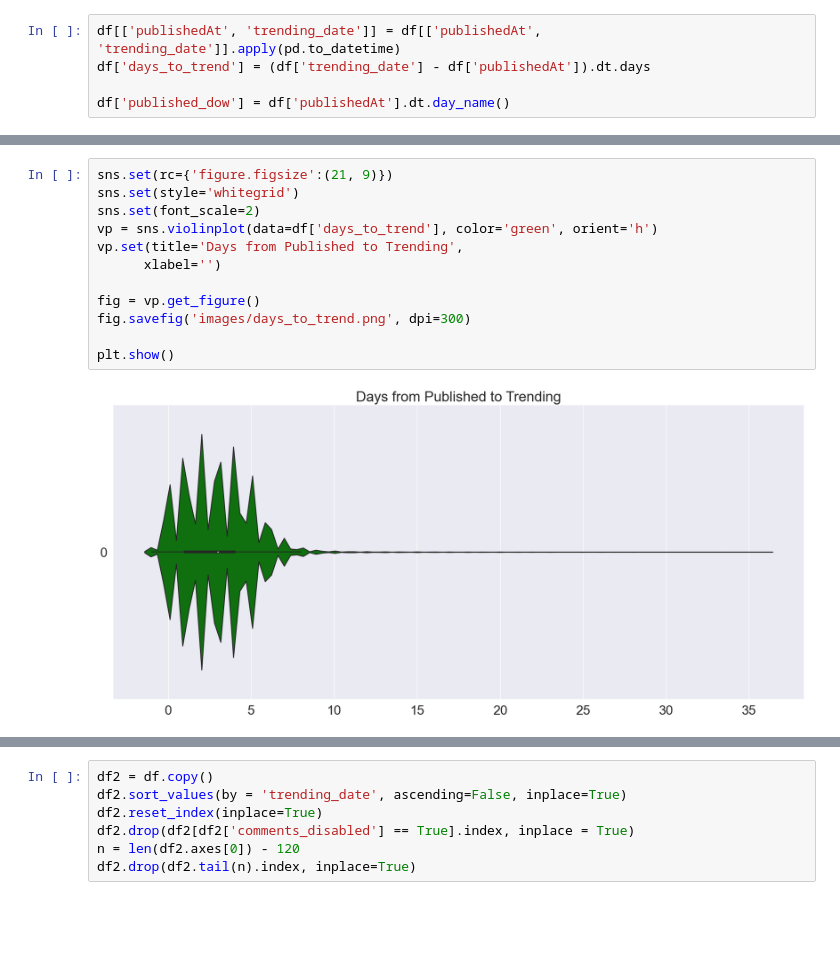
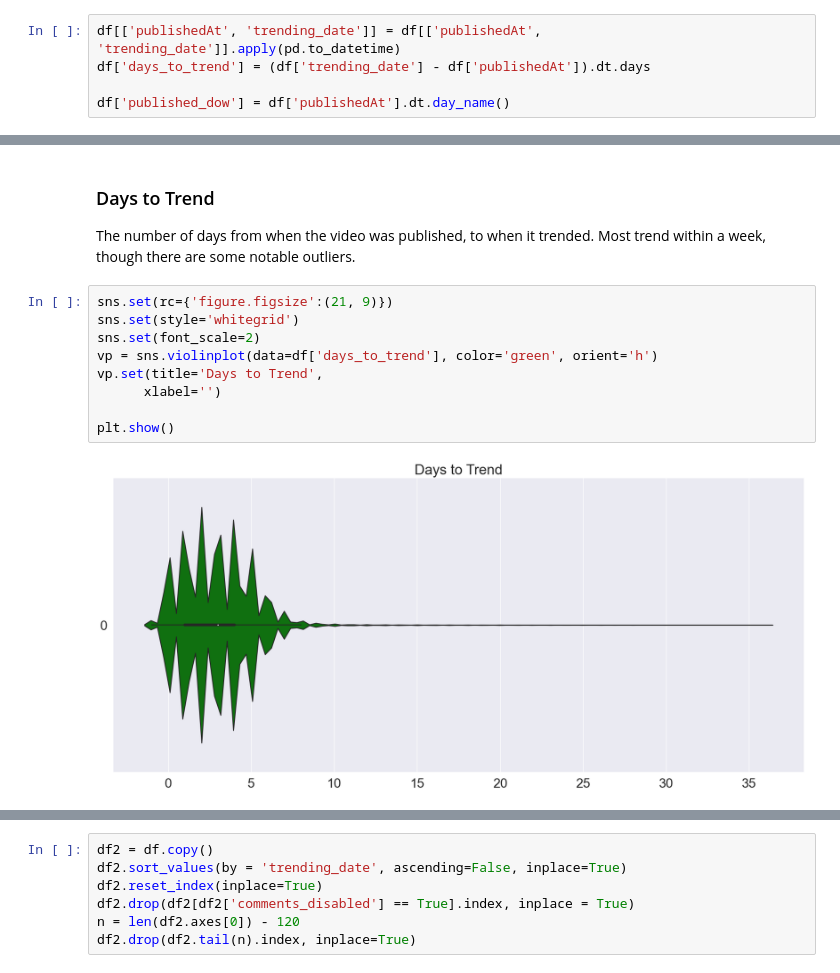
Before and after one commit to rcolby/dscapstone, a Jupyter notebook: YouTube Comment Sentiment Analysis.ipynb, the cells around one changed output, grey strips where cells are left out. Cells and saved outputs as stored; diff of their text form; blank space fills up the shorter version.

```diff
--- a/YouTube Sentiment Analysis.ipynb
+++ b/YouTube Comment Sentiment Analysis.ipynb
@@ -104,17 +112,17 @@ plt.savefig('images/day_published.png', bbox_inches = "tight", dpi=300)
 plt.show()
 # %% [output]
 [figure]
+# %% [markdown]
+### Days to Trend
+The number of days from when the video was published, to when it trended. Most trend within a week, though there are some notable outliers.
 # %%
 sns.set(rc={'figure.figsize':(21, 9)})
 sns.set(style='whitegrid')
 sns.set(font_scale=2)
 vp = sns.violinplot(data=df['days_to_trend'], color='green', orient='h')
-vp.set(title='Days from Published to Trending',
+vp.set(title='Days to Trend',
       xlabel='')
 
-fig = vp.get_figure()
-fig.savefig('images/days_to_trend.png', dpi=300)
-
 plt.show()
 # %% [output]
-[figure, old version]
+[figure, new version]
```
Also changed, not shown: parts of 25 cells of this notebook.
